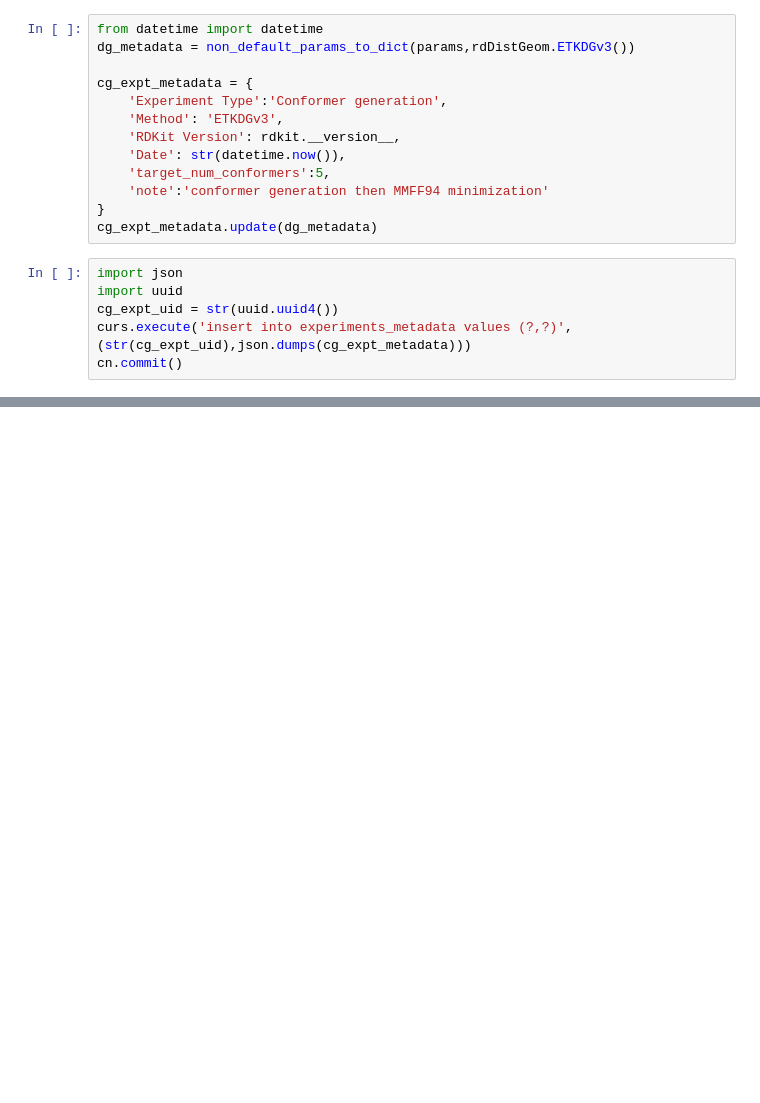
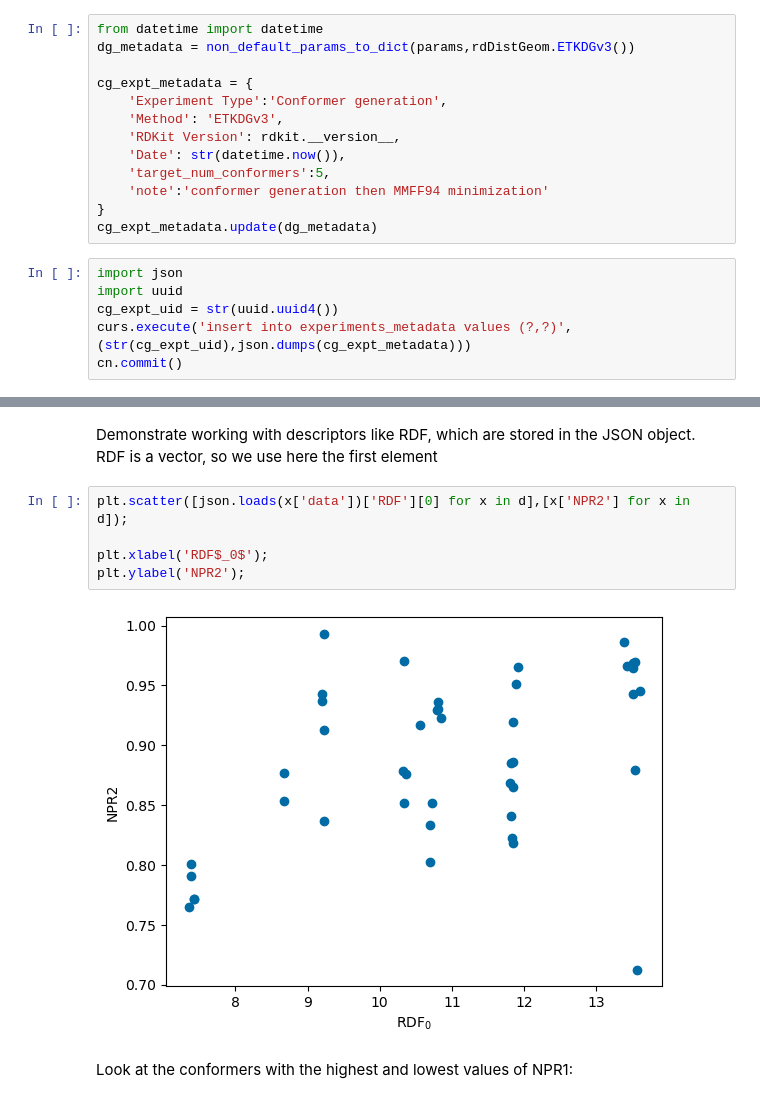
Before and after one commit to rinikerlab/lightweight-registration, a Jupyter notebook: demos/03_computational_experiment_2.ipynb, the cells around one changed output, grey strips where cells are left out. Drawn from its saved outputs; the diff is of its cells as text; blank space fills up the shorter version.

```diff
--- a/demos/03_computational_experiment_2.ipynb
+++ b/demos/03_computational_experiment_2.ipynb
@@ -326,0 +305,12 @@ plt.ylabel('Mulliken overlap population');
+# %% [markdown]
+Demonstrate working with descriptors like RDF, which are stored in the JSON object.
+RDF is a vector, so we use here the first element
+# %%
+plt.scatter([json.loads(x['data'])['RDF'][0] for x in d],[x['NPR2'] for x in d]);
+
+plt.xlabel('RDF$_0$');
+plt.ylabel('NPR2');
+# %% [output]
+[figure, added]
+# %% [markdown]
+Look at the conformers with the highest and lowest values of NPR1:
```
Also changed, not shown: parts of 54 cells of this notebook, 5 other files.
